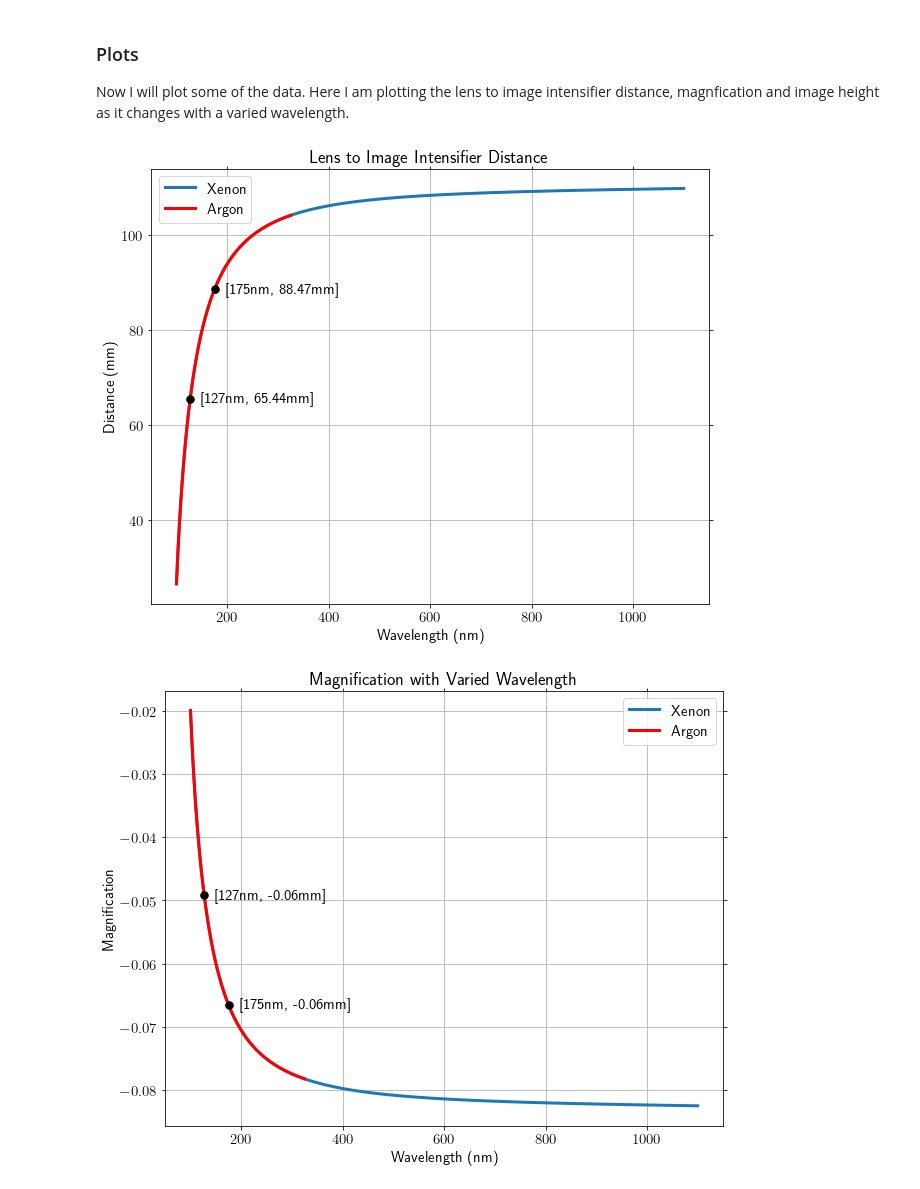
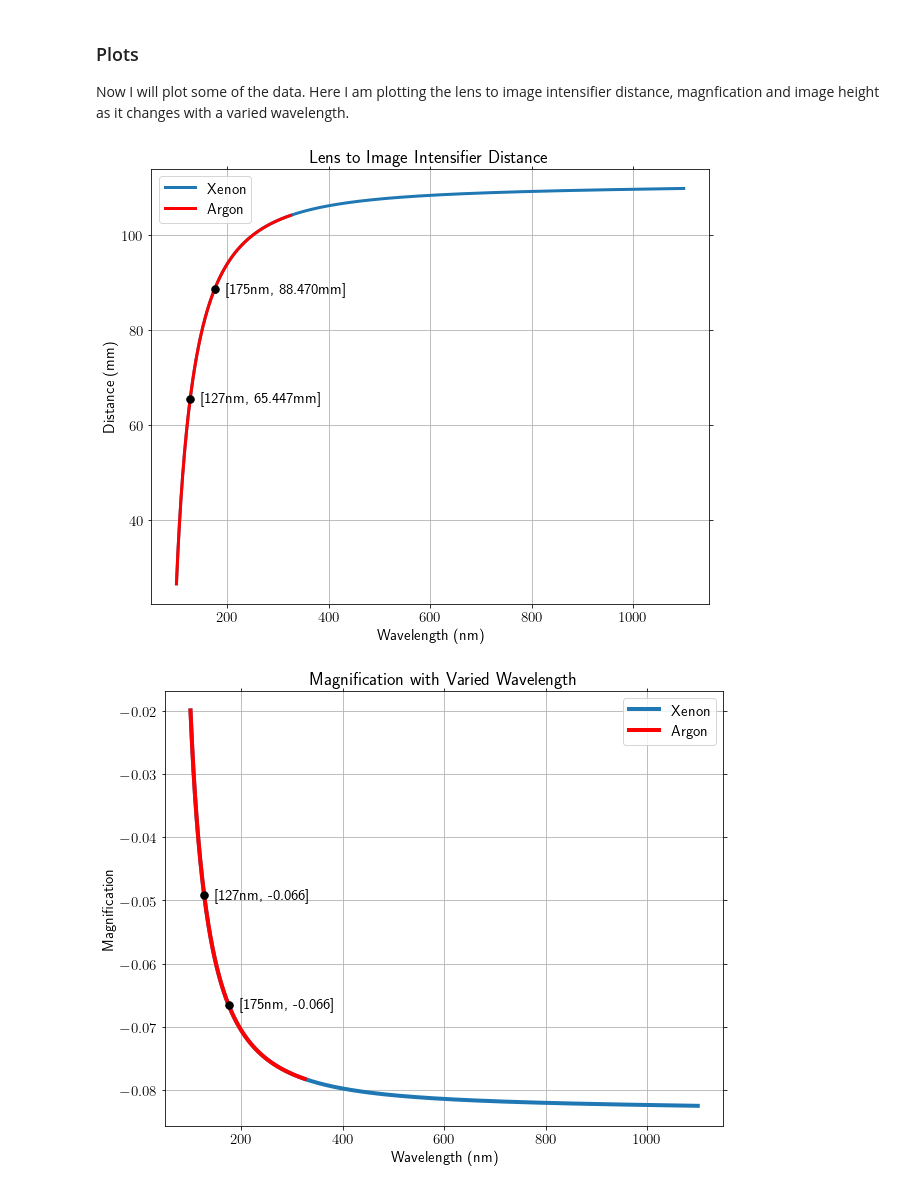
Before and after one commit to alexhigley/SULI-2022, a Jupyter notebook: Get Image Location.ipynb, the cells around one changed output. Cells and saved outputs as stored; diff of their text form; code cells hidden in the pictures.

```diff
--- a/Get Image Location.ipynb
+++ b/Get Image Location.ipynb
@@ -282,14 +299,18 @@ print(len(d_i_range_Xe_arr))
 Now I will plot some of the data. Here I am plotting the lens to image intensifier distance, magnfication and image height as it changes with a varied wavelength.
 # %%
 w1_175_lab = (str(wl_175)[0:4])
-d_i_175_lab = (str(d_i_175)[1:6])
-m_175_lab = (str(m_175)[1:6])
-h_175_lab = (str(h_175)[1:6])
+d_i_175_lab = (str(d_i_175)[1:7])
+m_175_lab = (str(m_175)[1:7])
+h_175_lab = (str(h_175)[1:7])
+n_175_lab = (str(n_175)[1:10])
+f_175_lab = (str(f_175)[1:7])
 
 w1_127_lab = (str(wl_127)[0:4])
-d_i_127_lab = (str(d_i_127)[1:6])
-m_127_lab = (str(m_175)[1:6])
-h_127_lab = (str(h_175)[1:6])
+d_i_127_lab = (str(d_i_127)[1:7])
+m_127_lab = (str(m_175)[1:7])
+h_127_lab = (str(h_175)[1:7])
+n_127_lab = (str(n_175)[1:10])
+f_127_lab = (str(f_175)[1:7])
 # %%
 matplotlib.rc('text',usetex=True)
 matplotlib.rc('font',size=15)
@@ -322,40 +343,40 @@ plt.legend()
 plt.grid(True)
 ax1.set_title("Lens to Image Intensifier Distance");
 # %% [output]
-[figure, old version]
+[figure, new version]
 # %%
 matplotlib.rc('text',usetex=True)
 matplotlib.rc('font',size=15)
 fig1,ax1 = plt.subplots(figsize=(10,8))
 
 ax1.set_xlabel('Wavelength (nm)')
 ax1.set_ylabel('Magnification')
 
-ax1.plot(wl_range_Xe_nm, m_range_Xe, label="Xenon", color="tab:blue", linewidth=3)
-ax1.plot(wl_range_Ar_nm, m_range_Ar, label="Argon", color="r", linewidth=3)
+ax1.plot(wl_range_Xe_nm, m_range_Xe, label="Xenon", color="tab:blue", linewidth=4)
+ax1.plot(wl_range_Ar_nm, m_range_Ar, label="Argon", color="r", linewidth=4)
 
 pois_x = np.array([wl_127, wl_175])
 pois_y = np.array([m_127, m_175])
 
 ax1.scatter(pois_x, pois_y, color="black")
 ax1.plot(wl_175, m_175, marker=".", markersize=15, color="black")
 ax1.plot(wl_127, m_127, marker=".", markersize=15, color="black")
 
 ax1.tick_params(axis='both',which='minor',direction='in')
 ax1.tick_params(top=True,right=True)
 ax1.tick_params(which='minor',top=True,right=True)
 
 
-annotations=[(".  \t" + w1_127_lab + "nm, " + m_127_lab ), (".  \t" + w1_175_lab + "nm, " + m_175_lab + "mm]")]
+annotations=[(".  \t" + w1_127_lab + "nm, " + m_127_lab + "]"), (".  \t" + w1_175_lab + "nm, " + m_175_lab + "]")]
 
 for i, label in enumerate(annotations):
     plt.annotate(label, (pois_x[i], pois_y[i]), ha='left', va='center')
 
 plt.legend()
 plt.grid(True)
 ax1.set_title("Magnification with Varied Wavelength");
 # %% [output]
-[figure, old version]
+[figure, new version]
 # %%
 matplotlib.rc('text',usetex=True)
 matplotlib.rc('font',size=15)
```
Also changed, not shown: parts of 9 cells of this notebook.
